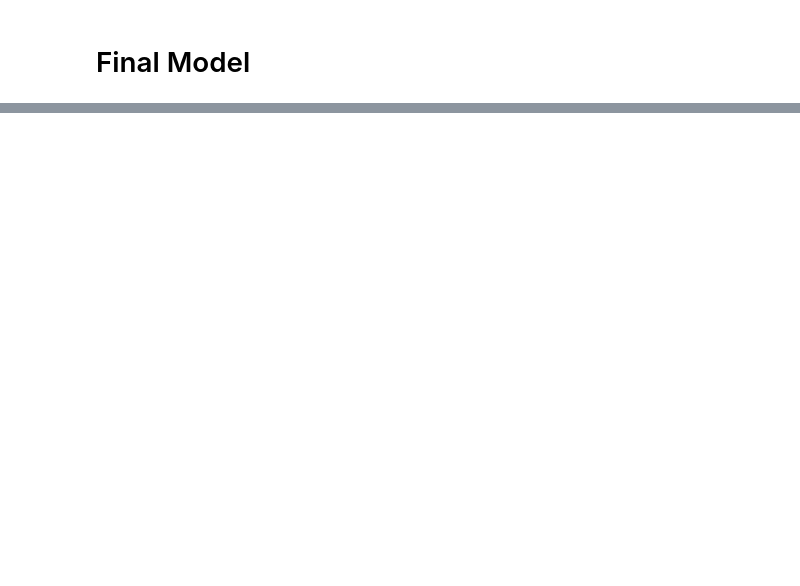
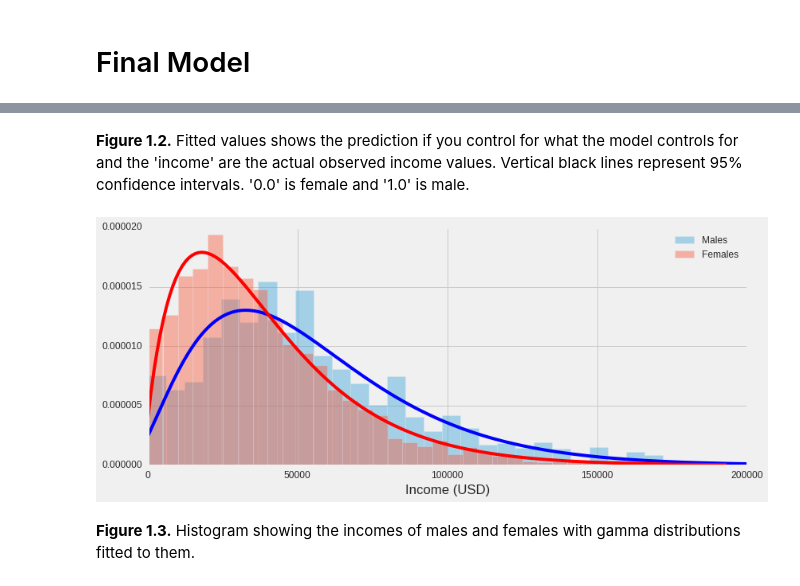
Before and after one commit to arose13/BiolStatsCourse, a Jupyter notebook: EducateR.ipynb, the cells around one changed output, grey strips where cells are left out. Drawn from its saved outputs; the diff is of its cells as text; code cells hidden in the pictures; blank space fills up the shorter version.

```diff
--- a/EducateR.ipynb
+++ b/EducateR.ipynb
@@ -351,0 +425,17 @@ graph.show()
+# %% [markdown]
+**Figure 1.2.** Fitted values shows the prediction if you control for what the model controls for and the 'income' are the actual observed income values. Vertical black lines represent 95% confidence intervals. '0.0' is female and '1.0' is male.
+# %%
+# Using the kind of plot to show better what the differences actually look like since it's hard to see.
+
+sns.distplot(inlier_data[inlier_data['sex'] == 'male']['income'], fit=gamma,
+             kde=False, label='Males', fit_kws={'color': 'b'})
+sns.distplot(inlier_data[inlier_data['sex'] == 'female']['income'], fit=gamma,
+             kde=False, label='Females', fit_kws={'color': 'r'})
+graph.xlabel('Income (USD)')
+graph.legend(loc=0)
+graph.xlim([0, 200000])
+graph.show()
+# %% [output]
+[figure, added]
+# %% [markdown]
+**Figure 1.3.** Histogram showing the incomes of males and females with gamma distributions fitted to them.
```
Also changed, not shown: parts of 23 cells of this notebook.
